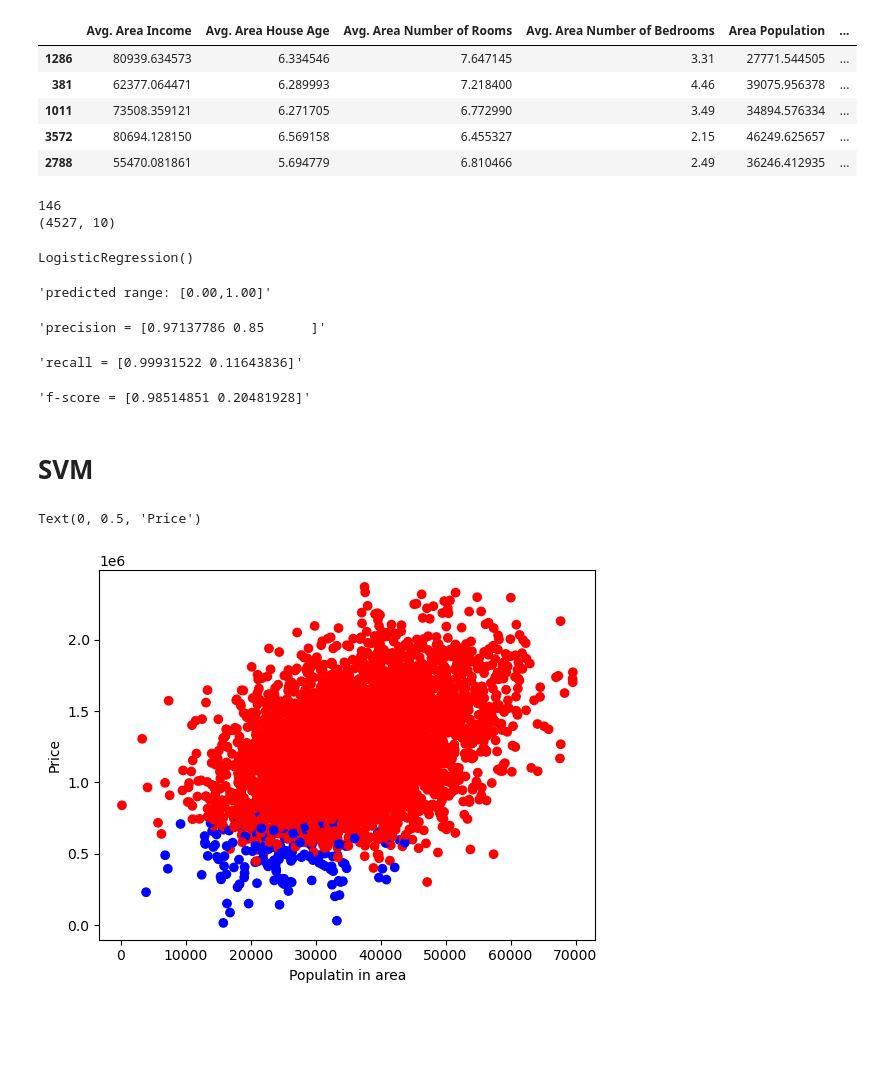
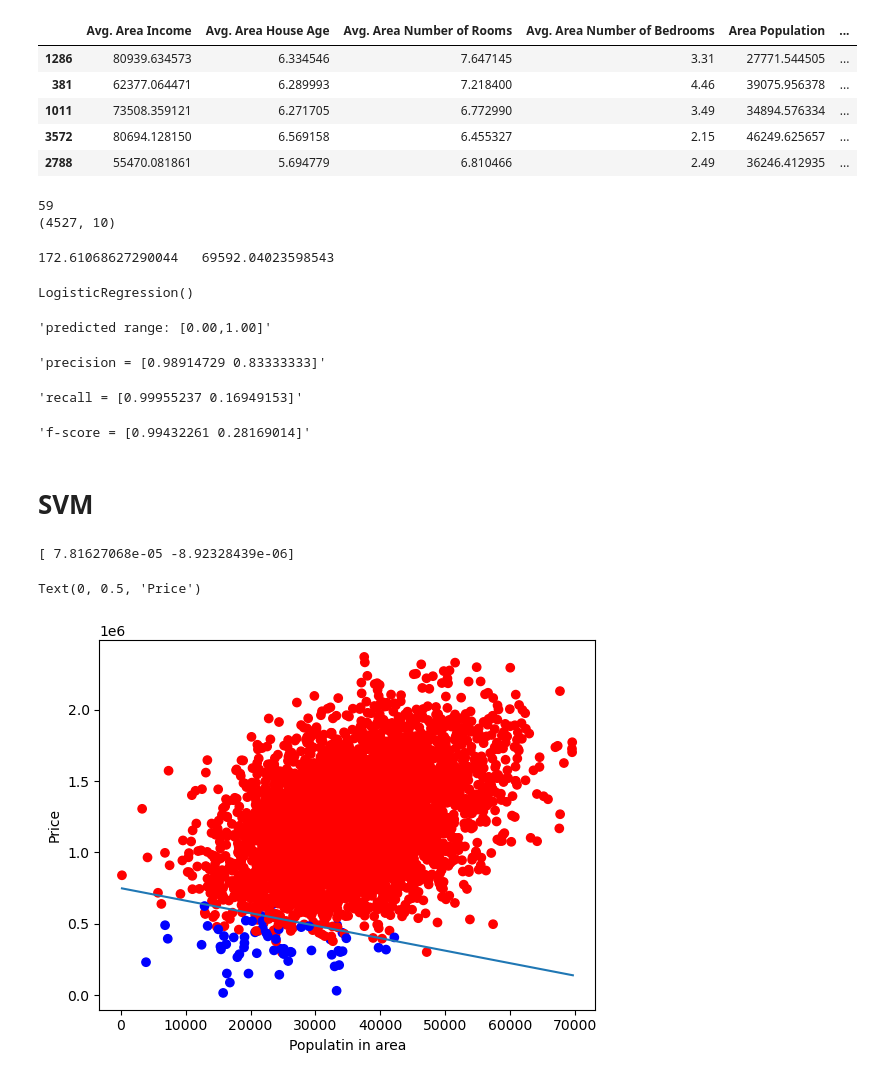
Before and after one commit to Jamessanfor/Project7, a Jupyter notebook: Project_07.ipynb, the cells around one changed output. Drawn from its saved outputs; the diff is of its cells as text; code cells hidden in the pictures; blank space fills up the shorter version.

```diff
--- a/Project_07.ipynb
+++ b/Project_07.ipynb
@@ -78,7 +78,7 @@ def affordable_or_not(salary, price):
     mx_price= 4*salary
     return mx_price>=price
 # %%
-afford= ((bystate['Avg. Area Income']*10) >= bystate['Price'] )
+afford= ((bystate['Avg. Area Income']*8) >= bystate['Price'] )
 
 afford = afford.astype(int)
 num=0
@@ -89,7 +89,7 @@ print(num)
 bystate['afford_or_not']= afford
 print(bystate.shape)
 # %% [output]
-146
+59
 (4527, 10)
 # %%
 #sns.scatterplot(data=bystate,x='Price',y='Area Population')
@@ -113,16 +113,20 @@ from sklearn.linear_model import LogisticRegression
 X = bystate[[ 'Area Population','Price']]
 y = bystate.afford_or_not
 
+print(min(bystate['Area Population'])," ",max(bystate['Area Population']))
 lm = LogisticRegression()
 lm.fit(X, y)
 
 #print(lm.intercept_)
 #print(lm.coef_)
 # %% [output]
-LogisticRegression()
+172.61068627290044   69592.04023598543
+LogisticRegression()
 # %%
 y_pred = lm.predict(X)
 # look at what values were predicted
+
+
 
 
 display('predicted range: [{0:.2f},{1:.2f}]'.format(min(y_pred), max(y_pred)))
@@ -133,9 +137,9 @@ display('recall = {}'.format(r))
 display('f-score = {}'.format(f))
 # %% [output]
 'predicted range: [0.00,1.00]'
-'precision = [0.97137786 0.85      ]'
+'precision = [0.98914729 0.83333333]'
-'recall = [0.99931522 0.11643836]'
+'recall = [0.99955237 0.16949153]'
-'f-score = [0.98514851 0.20481928]'
+'f-score = [0.99432261 0.28169014]'
 # %% [markdown]
 # SVM
 # %%
@@ -150,16 +154,26 @@ import math
 # %%
 
 X = bystate[[ 'Area Population','Price']]
 y = bystate.afford_or_not
+
+con=750000
+b0 = lm.intercept_[0]
+b = lm.coef_[0]
+print(b)
+xdb= [173.23, 69690.5]
+ydb = [con+(b0+b[0]*x)/b[1] for x in xdb]
+plt.plot(xdb, ydb)
+
 
 
 color = ['r' if y_ == 0 else 'b' for y_ in y]
 plt.scatter(bystate['Area Population'], bystate['Price'], c=color)
 plt.xlabel('Populatin in area')
 plt.ylabel('Price')
 # %% [output]
-Text(0, 0.5, 'Price')
+[ 7.81627068e-05 -8.92328439e-06]
+Text(0, 0.5, 'Price')
-[figure, old version]
+[figure, new version]
 # %%
 clf = svm.SVC(kernel='linear', class_weight={0:1})
 clf.fit(X, y)
```
Also changed, not shown: parts of 3 cells of this notebook.
